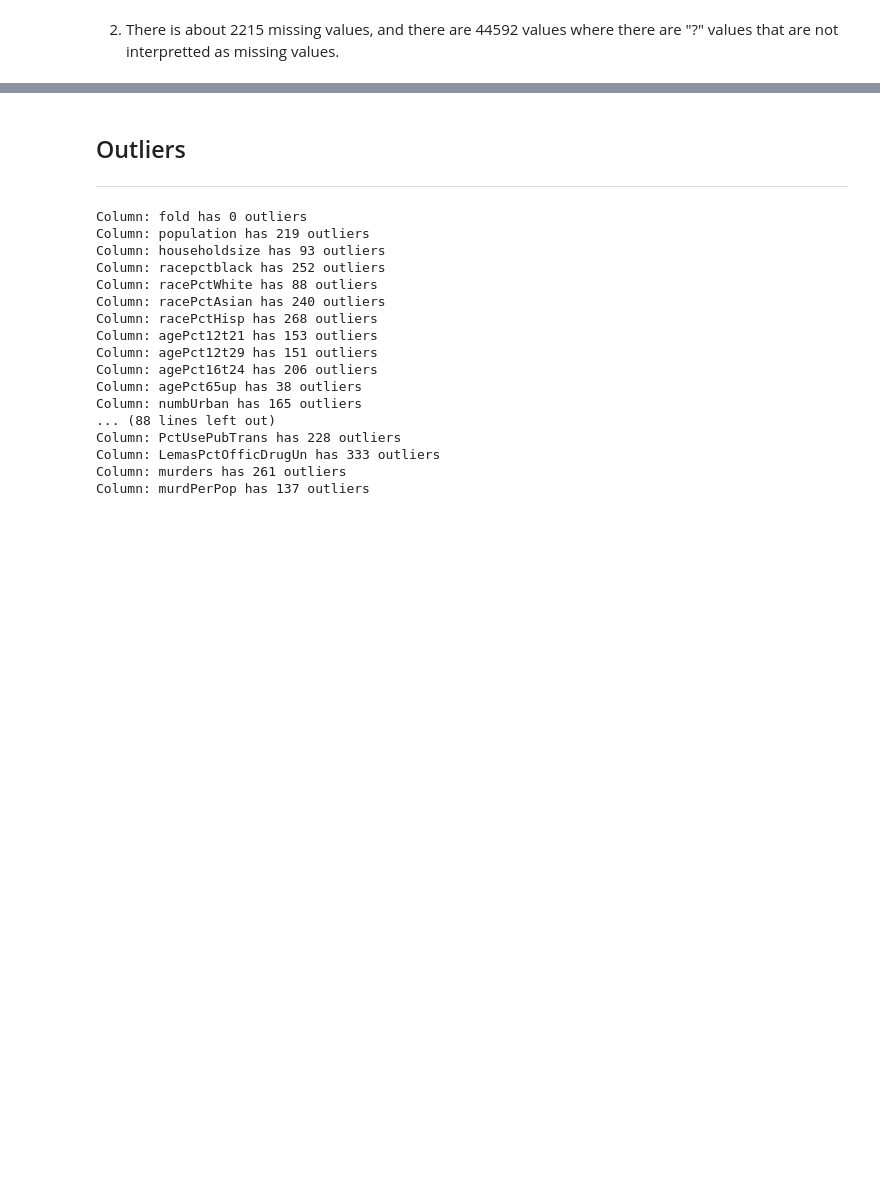
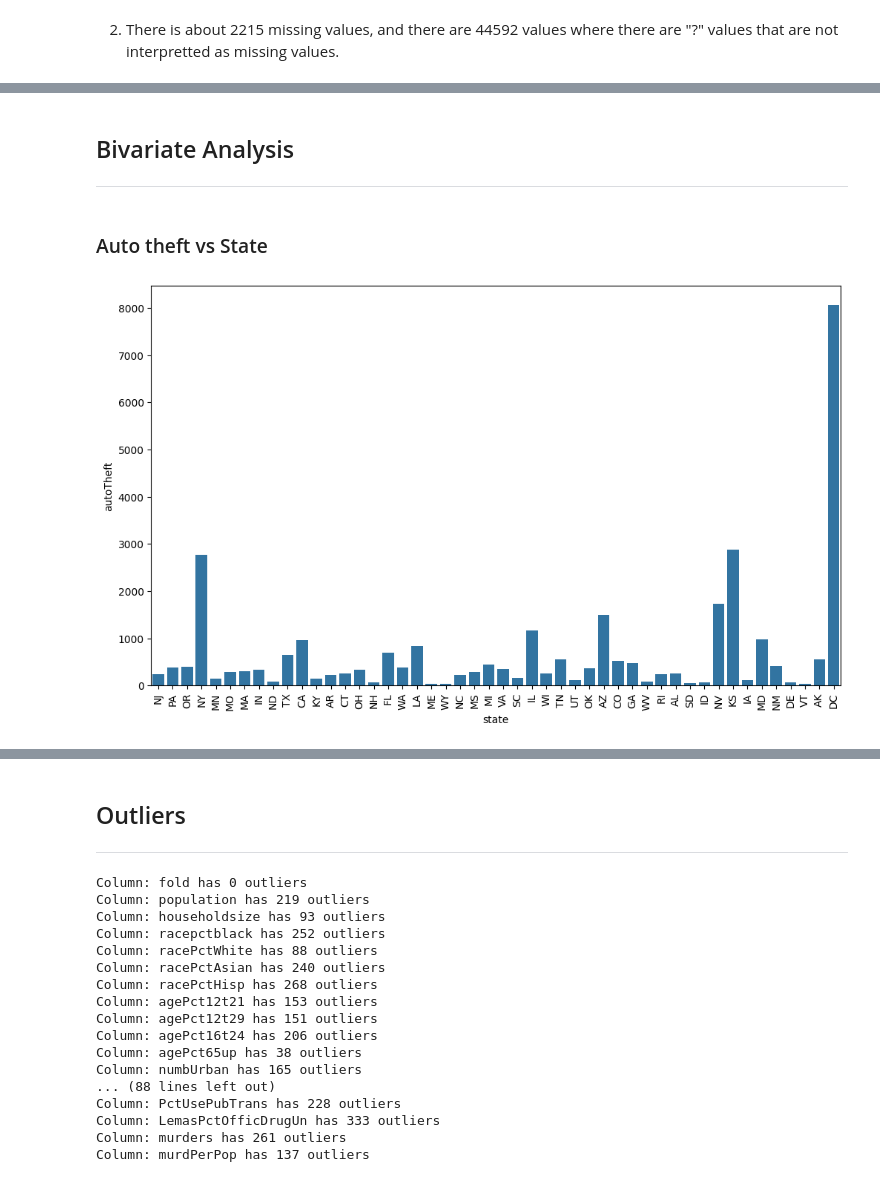
Before and after one commit to RJUNCC/crime_project, a Jupyter notebook: notebooks/communities_crime.ipynb, the cells around one changed output, grey strips where cells are left out. Cells and saved outputs as stored; diff of their text form; code cells hidden in the pictures; blank space fills up the shorter version.

Commit message:
updated notebook with a few distribution graphs

```diff
--- a/notebooks/communities_crime.ipynb
+++ b/notebooks/communities_crime.ipynb
@@ -33,0 +59,3 @@ crime_df.shape
+# %%
+crime_df[crime_df.columns[4:]] = crime_df[crime_df.columns[4:]].apply(pd.to_numeric, errors='coerce')
+crime_df.head()
@@ -33,0 +92,18 @@ crime_df.shape
+# %%
+population_features  = ["population"]
+crime_features       = [ "autoTheft", "autoTheftPerPop", "larcenies", "larcPerPop", "burglaries", "burglPerPop", "robberies", "robbbPerPop"]
+money_features       = ["medIncome", "RentMedian", "MedRent"]
+race_features        = ["racepctblack", "racePctWhite", "racePctAsian", "racePctHisp"]
+age_features         = ["agePct12t21", "agePct12t29", "agePct16t24", "agePct65up"]
+categorical_features = ['Êcommunityname', 'state', 'countyCode', 'communityCode']
+drop_list = [
+    'LemasSwornFT', 'LemasSwFTPerPop', 'LemasSwFTFieldOps', 'LemasSwFTFieldPerPop',
+    'LemasTotalReq', 'LemasTotReqPerPop', 'PolicReqPerOffic', 'PolicPerPop',
+    'RacialMatchCommPol', 'PctPolicWhite', 'PctPolicBlack', 'PctPolicHisp',
+    'PctPolicAsian', 'PctPolicMinor', 'OfficAssgnDrugUnits', 'NumKindsDrugsSeiz',
+    'PolicAveOTWorked', 'PolicCars', 'PolicOperBudg', 'LemasPctPolicOnPatr',
+    'LemasGangUnitDeploy', 'PolicBudgPerPop'
+]
+# %%
+crime_df = crime_df.drop(drop_list, axis=1)
+crime_df.head()
@@ -132,0 +134,25 @@ crime_df_new.head()
+# %% [markdown]
+## Bivariate Analysis
+---
+# %%
+def plot_barplot(dataframe:pd.DataFrame, x:str, y:str=None, title:str=None, by:str=None, errorbar: tuple|bool=None, xtick_rotation:int=0, figsize:tuple=(12, 7)):
+    plt.figure(figsize=figsize)
+    sns.barplot(
+        data=dataframe,
+        x=x,
+        y=y,
+        hue=by,
+        errorbar=errorbar
+    )
+    plt.title(title)
+    plt.xlabel(x)
+    if y != None:
+        plt.ylabel(y)
+    plt.xticks(rotation=xtick_rotation)
+    plt.show()
+# %% [markdown]
+### Auto theft vs State
+# %%
+plot_barplot(dataframe=crime_df, x="state", y="autoTheft", xtick_rotation=90)
+# %% [output]
+[figure, added]
```
Also changed, not shown: parts of 39 cells of this notebook, 1 other file.
